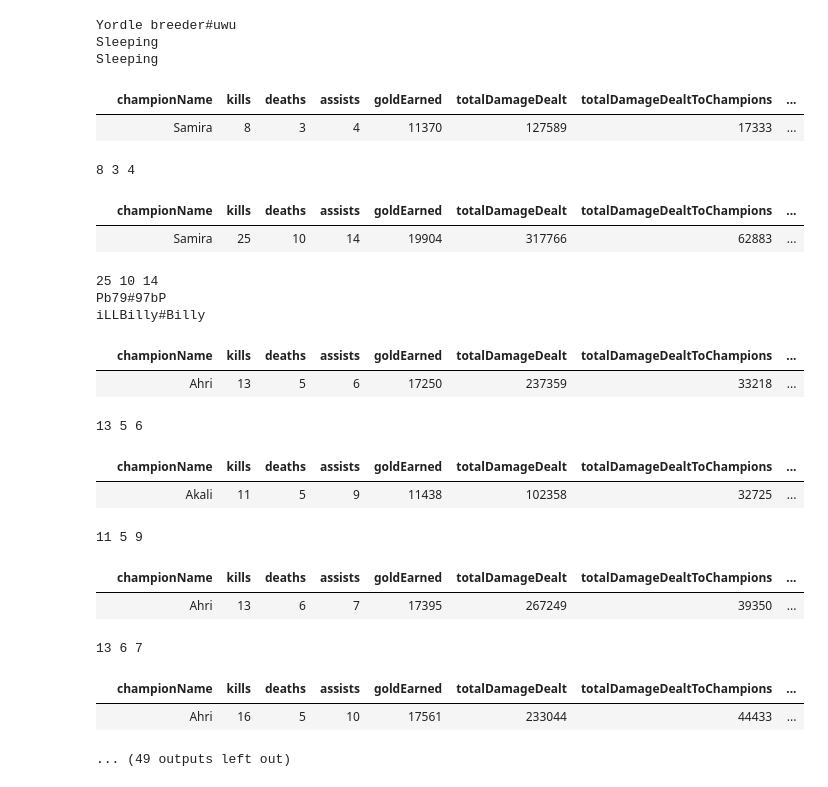
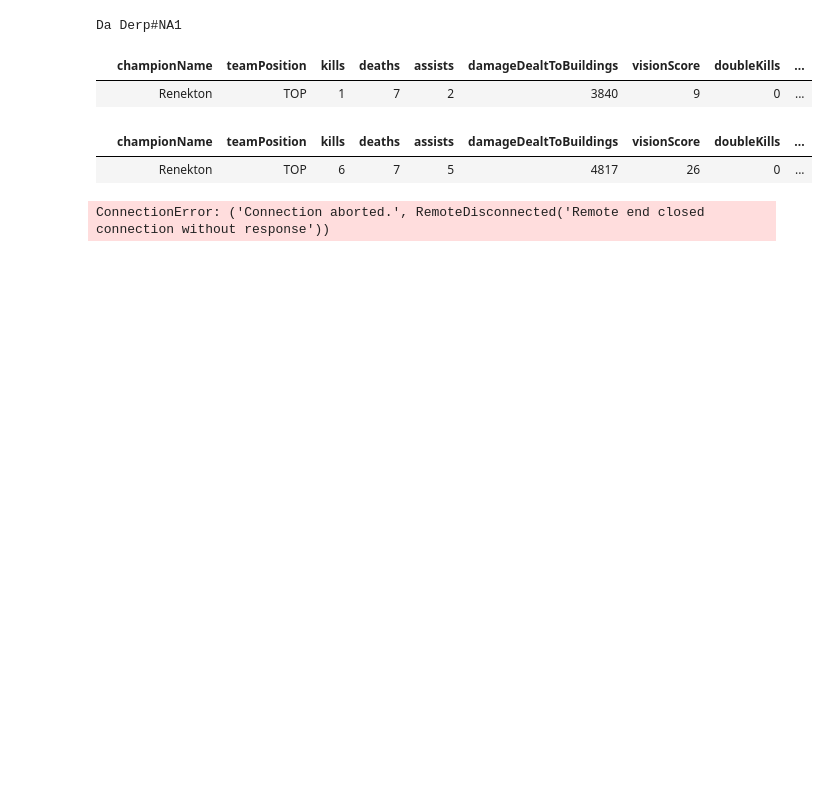
Before and after one commit to JoshuaMathewww/league_match_predictor, a Jupyter notebook: web_scraping.ipynb, the cells around one changed output. Cells and saved outputs as stored; diff of their text form; code cells hidden in the pictures; blank space fills up the shorter version.

```diff
--- a/web_scraping.ipynb
+++ b/web_scraping.ipynb
@@ -9,5 +9,5 @@ from IPython.display import display
 # %%
 driver = webdriver.Chrome()
 # %%
-api_key = "RGAPI-631dd5ab-0d85-4669-b871-05270b2927b4"
+api_key = "RGAPI-5c993b4e-670e-466e-b7f2-e79bbea43ea9"
 # %%
@@ -34,60 +31,70 @@ for player in ally_tag:
     player_info = player_info_raw.json()['puuid']
 
     # player_info_raw = requests.get(puuid_api_url)
     # player_info = player_info_raw.json()['puuid']
-    matches_api_url = f"https://americas.api.riotgames.com/lol/match/v5/matches/by-puuid/{player_info}/ids?start=0&count=20" + '&api_key=' + api_key
+    matches_api_url = f"https://americas.api.riotgames.com/lol/match/v5/matches/by-puuid/{player_info}/ids?start=0&count=30" + '&api_key=' + api_key
     matches_info_raw = requests.get(matches_api_url)
     while matches_info_raw.status_code == 429:
         print("Sleeping")
         time.sleep(10)
         matches_info_raw = requests.get(matches_api_url)
     matches_info= list(matches_info_raw.json())
 
     # matches_info_raw = requests.get(matches_api_url)
     # matches_info = list(matches_info_raw.json())
     for match in matches_info:
         match_api_url= f"https://americas.api.riotgames.com/lol/match/v5/matches/{match}" + '?api_key=' + api_key
         match_info_raw = requests.get(match_api_url)
         while match_info_raw.status_code == 429:
             print("Sleeping")
             time.sleep(10)
             match_info_raw = requests.get(match_api_url)
         match_info= match_info_raw.json()
         # match_info_raw = requests.get(match_api_url)
         # match_info = match_info_raw.json()
         participantIndex = match_info['metadata']['participants'].index(player_info)
         if match_info['info']['queueId'] == 420:
             matchData=match_info['info']['participants'][participantIndex]
-            key_stats = ['championName', 'kills', 'deaths', 'assists', 'goldEarned', 'totalDamageDealt', 'totalDamageDealtToChampions', 'visionScore', 'teamPosition', 'win']
-            df = pd.DataFrame([{stat: matchData[stat] for stat in key_stats}])
+            'timePlayed'
+            solo_testing_key_stats = ['championName','teamPosition','kills', 'deaths', 'assists', 'damageDealtToBuildings', 'deaths', 'visionScore','doubleKills', 'firstBloodAssist', 'firstBloodKill', 'firstTowerAssist', 'firstTowerKill', 'goldEarned', 'inhibitorKills', 'inhibitorTakedowns', 'killingSprees', 'objectivesStolen', 'totalMinionsKilled', 'totalDamageDealt', 'turretKills','win']
+            team_testing_key_stats = ['kda', 'damagePerMinute', 'goldPerMinute', 'teamDamagePercentage','dodgeSkillShotsSmallWindow', 'takedowns']
+            support_solo_key_stats = ['detectorWardsPlaced']
+            support_team_key_stats = ['controlWardsPlaced', 'completeSupportQuestInTime']
+            jungle_solo_key_stats = ['neutralMinionsKilled', 'detectorWardsPlaced', 'dragonKills']
+            jungle_team_key_stats = ['jungleCsBefore10Minutes']
+            if matchData['teamPosition']== 'UTILITY':
+                df = pd.DataFrame([{
+                    **{stat: matchData[stat] for stat in solo_testing_key_stats},
+                    **{stat: matchData['challenges'][stat] for stat in team_testing_key_stats},
+                    **{stat: matchData[stat] for stat in support_solo_key_stats},
+                    **{stat: matchData['challenges'][stat] for stat in support_team_key_stats}
+                }])
+            elif matchData['teamPosition']== 'JUNGLE':
+                df = pd.DataFrame([{
+                    **{stat: matchData[stat] for stat in solo_testing_key_stats},
+                    **{stat: matchData['challenges'][stat] for stat in team_testing_key_stats},
+                    **{stat: matchData[stat] for stat in jungle_solo_key_stats},
+                    **{stat: matchData['challenges'][stat] for stat in jungle_team_key_stats}
+                }])
+            else:
+                df = pd.DataFrame([{
+                    **{stat: matchData[stat] for stat in solo_testing_key_stats},
+                    **{stat: matchData['challenges'][stat] for stat in team_testing_key_stats}
+                }])
             df.index = ['']
+            pd.set_option('display.max_columns', None)
+            pd.set_option('display.expand_frame_repr', False)
+            # pd.set_option('display.width', 1000)
             display(df)
             # print(match_info['info']['participants'][participantIndex], end =" ")
-            print(match_info['info']['participants'][participantIndex]['kills'], end =" ")
-            print(match_info['info']['participants'][participantIndex]['deaths'], end =" ")
-            print(match_info['info']['participants'][participantIndex]['assists'])
+            # print(match_info['info']['participants'][participantIndex]['kills'], end =" ")
+            # print(match_info['info']['participants'][participantIndex]['deaths'], end =" ")
+            # print(match_info['info']['participants'][participantIndex]['assists'])
 # %% [output]
-Yordle breeder#uwu
-Sleeping
-Sleeping
+Da Derp#NA1
-|  | championName | kills | deaths | assists | goldEarned | totalDamageDealt | totalDamageDealtToChampions | ... |
-|  | Samira | 8 | 3 | 4 | 11370 | 127589 | 17333 | ... |
+|  | championName | teamPosition | kills | deaths | assists | damageDealtToBuildings | visionScore | doubleKills | ... |
+|  | Renekton | TOP | 1 | 7 | 2 | 3840 | 9 | 0 | ... |
+|  | championName | teamPosition | kills | deaths | assists | damageDealtToBuildings | visionScore | doubleKills | ... |
+|  | Renekton | TOP | 6 | 7 | 5 | 4817 | 26 | 0 | ... |
-8 3 4
+ConnectionError: ('Connection aborted.', RemoteDisconnected('Remote end closed connection without response'))
-|  | championName | kills | deaths | assists | goldEarned | totalDamageDealt | totalDamageDealtToChampions | ... |
-|  | Samira | 25 | 10 | 14 | 19904 | 317766 | 62883 | ... |
-25 10 14
-Pb79#97bP
-iLLBilly#Billy
-|  | championName | kills | deaths | assists | goldEarned | totalDamageDealt | totalDamageDealtToChampions | ... |
-|  | Ahri | 13 | 5 | 6 | 17250 | 237359 | 33218 | ... |
-13 5 6
-|  | championName | kills | deaths | assists | goldEarned | totalDamageDealt | totalDamageDealtToChampions | ... |
-|  | Akali | 11 | 5 | 9 | 11438 | 102358 | 32725 | ... |
-11 5 9
-|  | championName | kills | deaths | assists | goldEarned | totalDamageDealt | totalDamageDealtToChampions | ... |
-|  | Ahri | 13 | 6 | 7 | 17395 | 267249 | 39350 | ... |
-13 6 7
-|  | championName | kills | deaths | assists | goldEarned | totalDamageDealt | totalDamageDealtToChampions | ... |
-|  | Ahri | 16 | 5 | 10 | 17561 | 233044 | 44433 | ... |
-... (49 outputs left out)
 # %%
```
Also changed, not shown: parts of 3 cells of this notebook.
